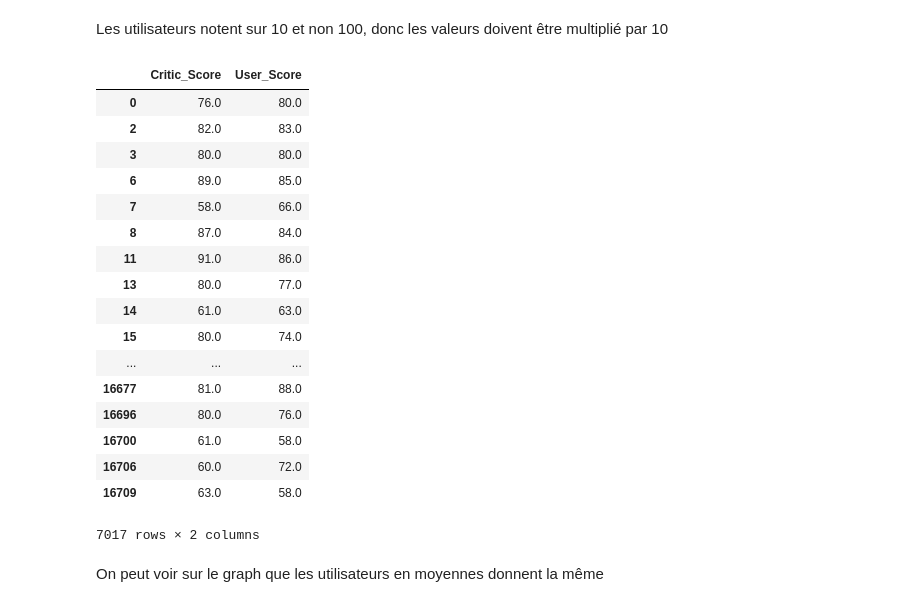
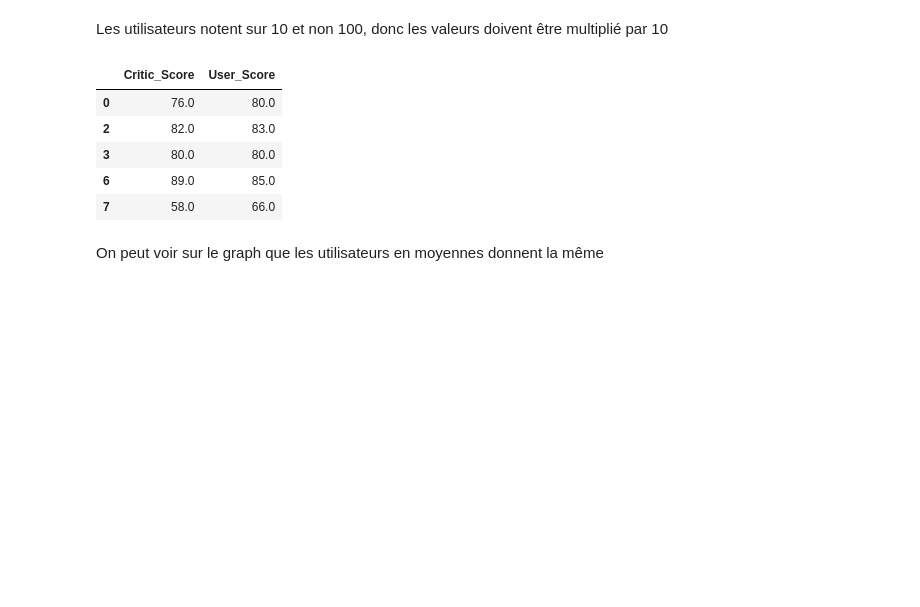
Before and after one commit to Shhhpoulpe/cours-de-python, a Jupyter notebook: Machine Learning/vente_jeux.ipynb, the cells around one changed output. Drawn from its saved outputs; the diff is of its cells as text; code cells hidden in the pictures; blank space fills up the shorter version.

```diff
--- a/Machine Learning/vente_jeux.ipynb
+++ b/Machine Learning/vente_jeux.ipynb
@@ -177,27 +154,15 @@ Les utilisateurs notent sur 10 et non 100, donc les valeurs doivent être multip
 # %%
 critiques = pd.DataFrame()
 critiques['Critic_Score'] = ventes.Critic_Score
 critiques['User_Score'] = ventes.User_Score*10
-critiques
+critiques.head()
 # %% [output]
 |  | Critic_Score | User_Score |
 | 0 | 76.0 | 80.0 |
 | 2 | 82.0 | 83.0 |
 | 3 | 80.0 | 80.0 |
 | 6 | 89.0 | 85.0 |
 | 7 | 58.0 | 66.0 |
-| 8 | 87.0 | 84.0 |
-| 11 | 91.0 | 86.0 |
-| 13 | 80.0 | 77.0 |
-| 14 | 61.0 | 63.0 |
-| 15 | 80.0 | 74.0 |
-| ... | ... | ... |
-| 16677 | 81.0 | 88.0 |
-| 16696 | 80.0 | 76.0 |
-| 16700 | 61.0 | 58.0 |
-| 16706 | 60.0 | 72.0 |
-| 16709 | 63.0 | 58.0 |
-7017 rows × 2 columns
 # %% [markdown]
 On peut voir sur le graph que les utilisateurs en moyennes donnent la même
 # %%
```
Also changed, not shown: parts of 13 cells of this notebook.
